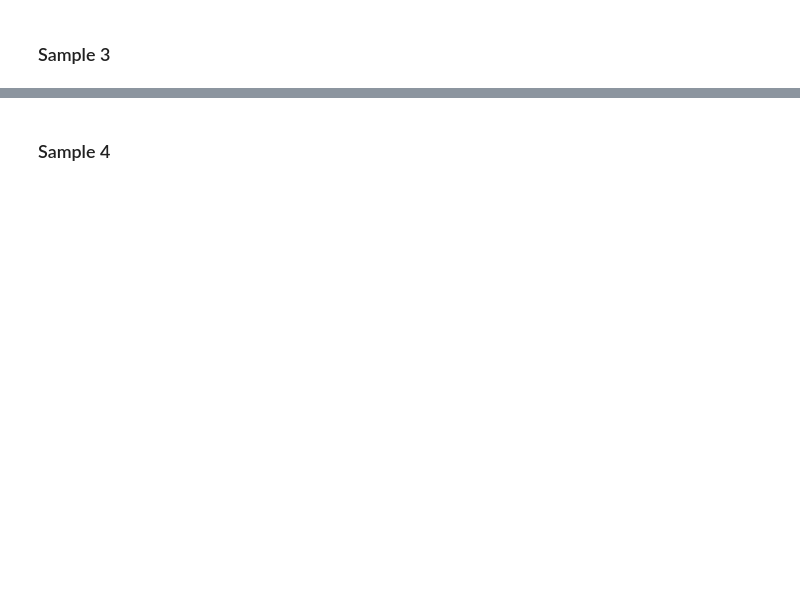
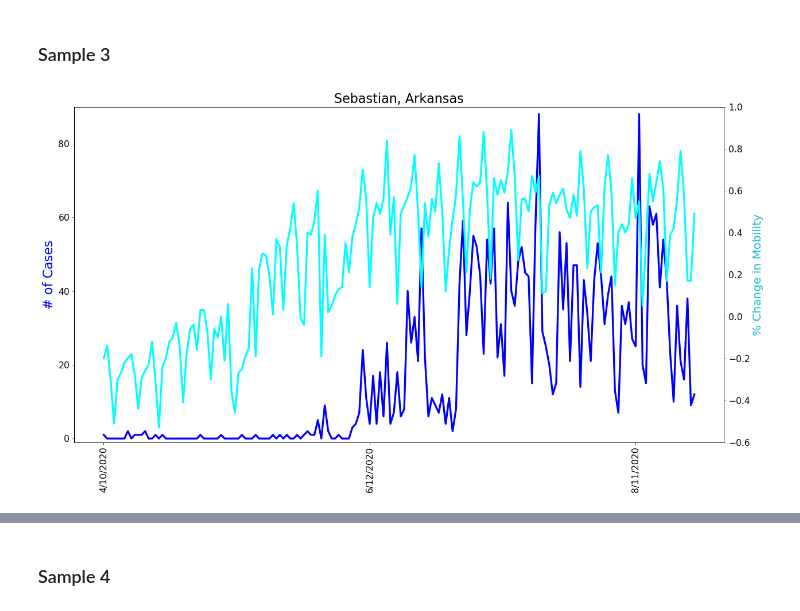
Before and after one commit to Pankaj-gh/Rice-Project-1-G11, a Jupyter notebook: main_script.ipynb, the cells around one changed output, grey strips where cells are left out. Cells and saved outputs as stored; diff of their text form; code cells hidden in the pictures; blank space fills up the shorter version.

```diff
--- a/main_script.ipynb
+++ b/main_script.ipynb
@@ -830,37 +850,41 @@ c2
 x3 = df_ctop3["Date"]
 cas3 = df_ctop3["Daily Cases"]
 mob3 = df_ctop3["Mobility % change"]
 
 
 # Plot Cases (Left Y Axis)
 fig, y3a = plt.subplots(1,1,figsize = (16,9), dpi = 80)
-y3a.plot(x3, cas3, color="blue")
+y3a.plot(x3, cas3, color="blue", linewidth = 3)
 
 # Plot Mobility (Right Y Axis)
 y3b = y3a.twinx() # create a second axes that shares the same x-axis
-y3b.plot(x3, mob3, color="cyan")
+y3b.plot(x3, mob3, color="cyan", linewidth = 3)
 
 
 
 # Formatting
-y3a.set_xlabel('Date', fontsize = 18)
+# y3a.set_xlabel('Date', fontsize = 18)
 y3a.tick_params(axis='x', rotation=90, labelsize=14)
 y3a.set_ylabel('# of Cases', color='blue', fontsize = 20)
 y3a.tick_params(axis='y', rotation=0, color='tab:blue', labelsize=14)
 y3a.set_ylim(-1,90)
 
 y3b.set_ylabel('% Change in Mobility', color='tab:cyan', fontsize = 18)
 y3b.tick_params(axis='y', color='tab:cyan', labelsize=14)
 y3b.set_xticks(np.arange(0, len(x1), 77))
 y3b.set_xticklabels(x1[::60], rotation=90, fontdict={'fontsize':10})
 y3b.set_ylim(-0.6,1)
 
 
-y3b.set_title('Daily COVID Cases vs. Change in Driving Mobility in Key Region - ' + C_top5[2], fontsize=20)
+y3b.set_title(C_top5[2], fontsize=20)
 
 
 fig.tight_layout()
+file_path1 = os.path.join("Resources","Images","Linegraph_sample3.png")
+plt.savefig(file_path1)
 plt.show()
+# %% [output]
+[figure, added]
 # %%
 # Create a regression line
 (slope, intercept, rvalue, pvalue, stdprr) = linregress(mob3.astype(float),cas3.astype(float))
```
Also changed, not shown: parts of 14 cells of this notebook, 11 other files.
